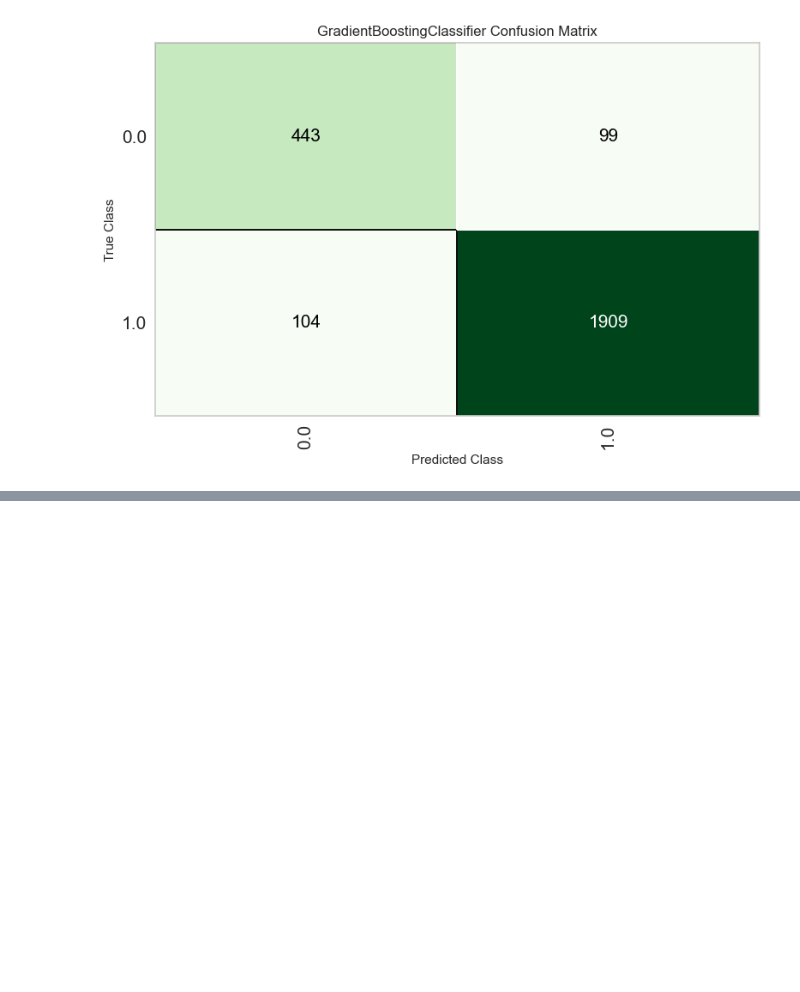
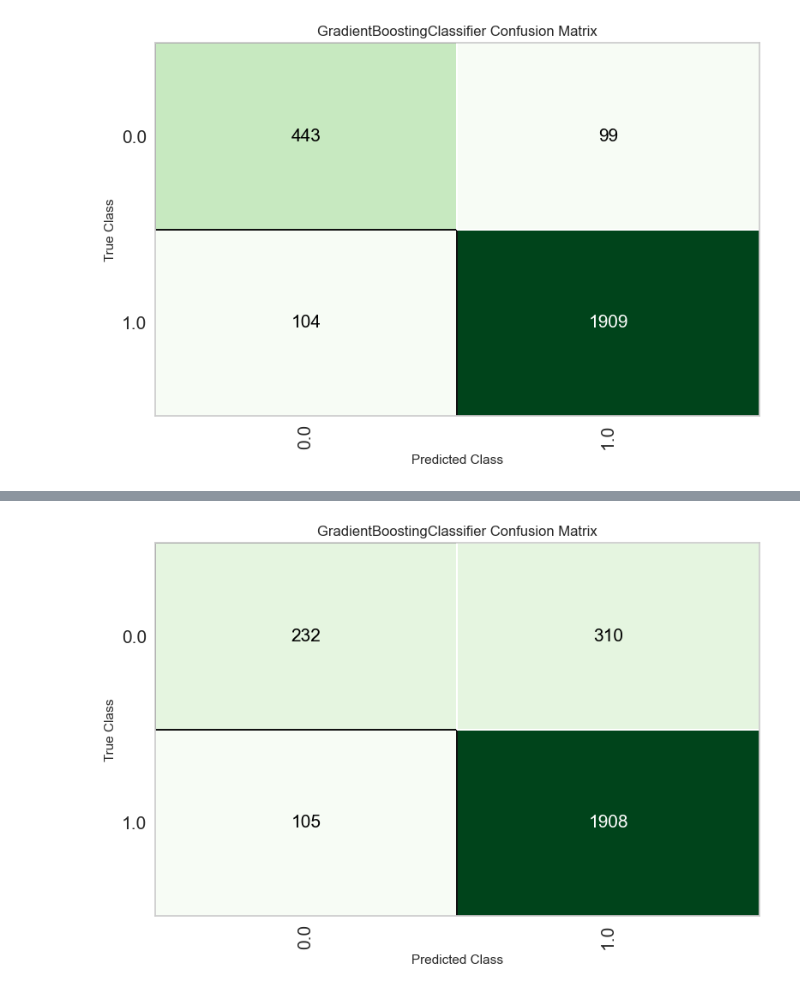
Before and after one commit to sivv1812/Repositorio_ciencia_de_datos, a Jupyter notebook: CÓDIGO_INFORME_AVANCE.ipynb, the cells around one changed output, grey strips where cells are left out. Saved outputs shown, nothing was run; the diff lists cells and outputs as text; code cells hidden in the pictures; blank space fills up the shorter version.

```diff
--- a/CÓDIGO_INFORME_AVANCE.ipynb
+++ b/CÓDIGO_INFORME_AVANCE.ipynb
@@ -553,0 +619,21 @@ plot_model(tuned_gbc, plot = 'confusion_matrix')
+# %%
+# 1. Crear el modelo base (el que ganó)
+gbc = create_model('gbc')
+
+# 2. Definir la grilla de hiperparámetros personalizada para Gradient Boosting
+# Estos son los parámetros que más impactan en este algoritmo
+params_grid = {
+    'n_estimators': [100, 200, 300],      # Número de árboles (más suele ser mejor, pero más lento)
+    'learning_rate': [0.01, 0.1, 0.2],    # Velocidad de aprendizaje (menor requiere más árboles)
+    'max_depth': [3, 5, 7],               # Profundidad del árbol (controla el sobreajuste)
+    'min_samples_split': [2, 5, 10],      # Mínimo de muestras para dividir
+    'subsample': [0.8, 1.0]               # Fracción de datos usados para cada árbol
+}
+
+# 3. Ejecutar el Grid Search optimizando AUC
+tuned_gbc = tune_model(gbc,
+                       custom_grid = params_grid,
+                       optimize = 'AUC') # Optimizamos AUC para balancear ambas clases
+
+# 4. Ver los resultados finales y los parámetros ganadores
+print(tuned_gbc)
@@ -553,0 +683,3 @@ plot_model(tuned_gbc, plot = 'confusion_matrix')
+# %%
+plot_model(tuned_gbc, plot = 'confusion_matrix')
+# %% [output]
@@ -553,0 +687 @@ plot_model(tuned_gbc, plot = 'confusion_matrix')
+[figure, added]
```
Also changed, not shown: parts of 5 cells of this notebook, 1 other file.
